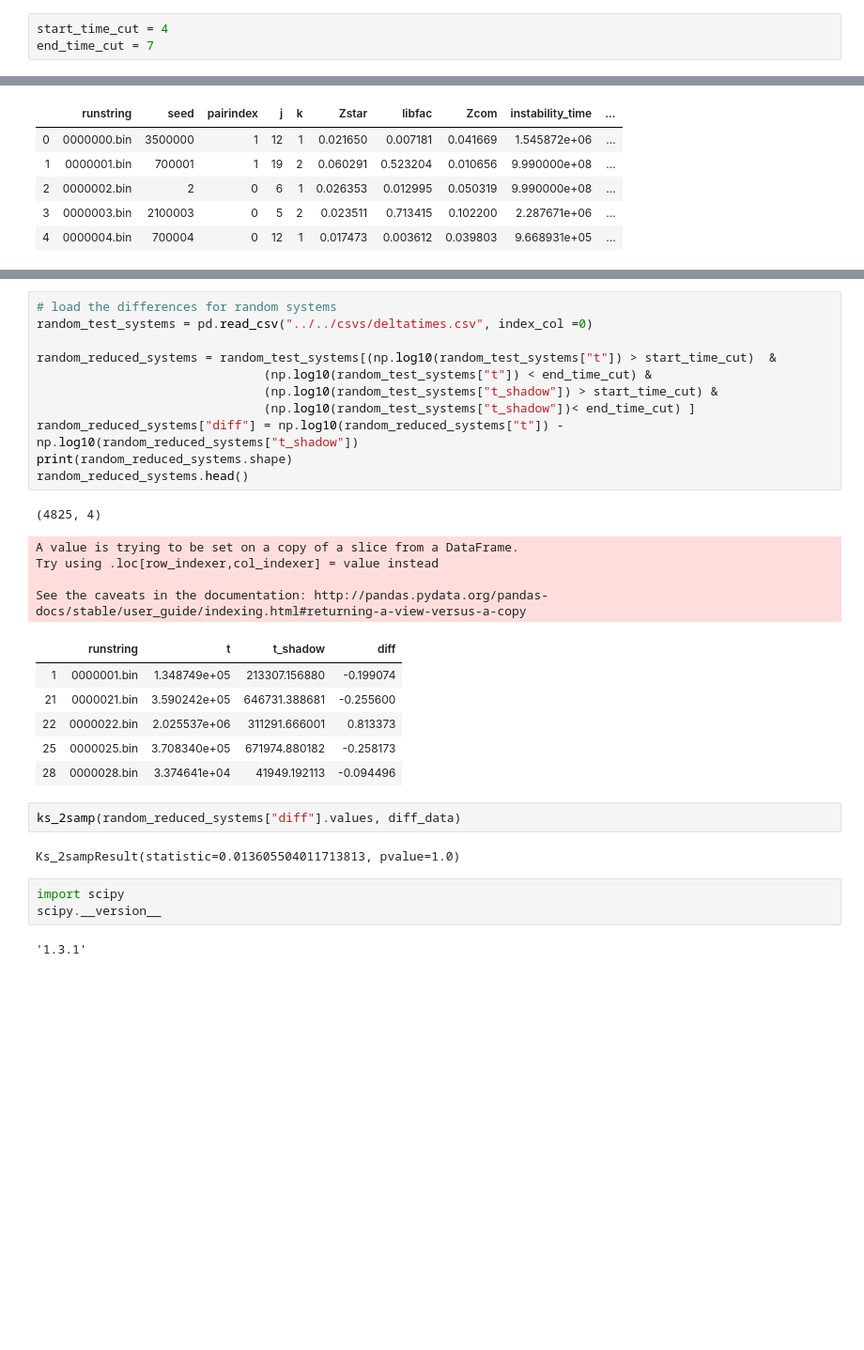
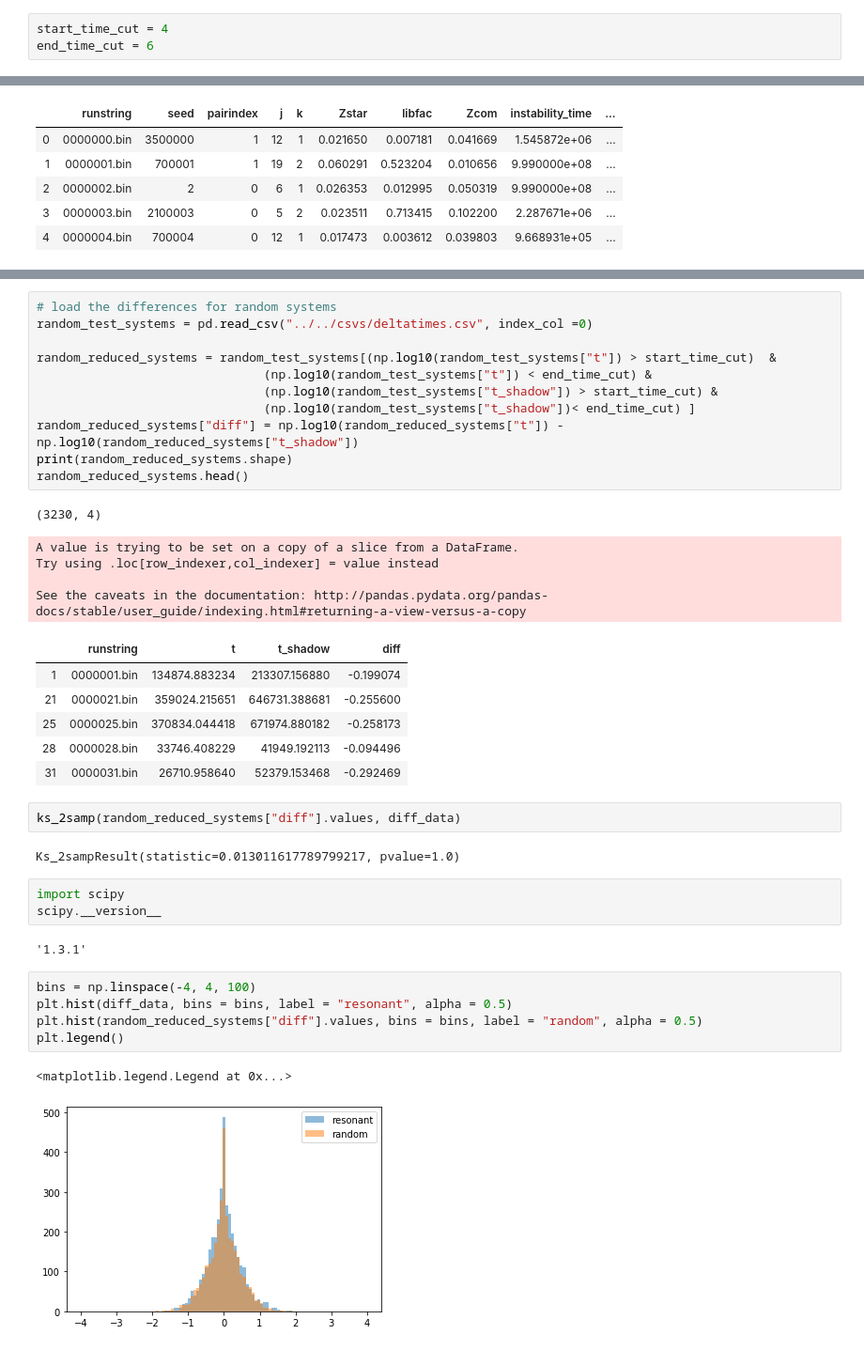
Before and after one commit to Naireen/MLstability, a Jupyter notebook: Analysis/Resonant/DIfferences.ipynb, the cells around one changed output, grey strips where cells are left out. Shown at 94% size. Saved outputs shown, nothing was run; the diff lists cells and outputs as text; blank space fills up the shorter version.

Commit message:
compare diff times

```diff
--- a/Analysis/Resonant/DIfferences.ipynb
+++ b/Analysis/Resonant/DIfferences.ipynb
@@ -13,7 +13,7 @@ from scipy.stats import anderson_ksamp, ks_2samp, shapiro
 from scipy.optimize import curve_fit
 # %%
 start_time_cut = 4
-end_time_cut = 7
+end_time_cut = 6
 # %%
 #try testing with the resonant dataset
 res_test = pd.read_csv("../../csvs/resonant_data.csv", index_col=0)
@@ -48,23 +48,31 @@ random_reduced_systems["diff"] = np.log10(random_reduced_systems["t"]) -np.log10
 print(random_reduced_systems.shape)
 random_reduced_systems.head()
 # %% [output]
-(4825, 4)
+(3230, 4)
 A value is trying to be set on a copy of a slice from a DataFrame.
 Try using .loc[row_indexer,col_indexer] = value instead
 
 See the caveats in the documentation: http://pandas.pydata.org/pandas-docs/stable/user_guide/indexing.html#returning-a-view-versus-a-copy
 |  | runstring | t | t_shadow | diff |
-| 1 | 0000001.bin | 1.348749e+05 | 213307.156880 | -0.199074 |
-| 21 | 0000021.bin | 3.590242e+05 | 646731.388681 | -0.255600 |
-| 22 | 0000022.bin | 2.025537e+06 | 311291.666001 | 0.813373 |
-| 25 | 0000025.bin | 3.708340e+05 | 671974.880182 | -0.258173 |
-| 28 | 0000028.bin | 3.374641e+04 | 41949.192113 | -0.094496 |
+| 1 | 0000001.bin | 134874.883234 | 213307.156880 | -0.199074 |
+| 21 | 0000021.bin | 359024.215651 | 646731.388681 | -0.255600 |
+| 25 | 0000025.bin | 370834.044418 | 671974.880182 | -0.258173 |
+| 28 | 0000028.bin | 33746.408229 | 41949.192113 | -0.094496 |
+| 31 | 0000031.bin | 26710.958640 | 52379.153468 | -0.292469 |
 # %%
 ks_2samp(random_reduced_systems["diff"].values, diff_data)
 # %% [output]
-Ks_2sampResult(statistic=0.013605504011713813, pvalue=1.0)
+Ks_2sampResult(statistic=0.013011617789799217, pvalue=1.0)
 # %%
 import scipy
 scipy.__version__
 # %% [output]
 '1.3.1'
+# %%
+bins = np.linspace(-4, 4, 100)
+plt.hist(diff_data, bins = bins, label = "resonant", alpha = 0.5)
+plt.hist(random_reduced_systems["diff"].values, bins = bins, label = "random", alpha = 0.5)
+plt.legend()
+# %% [output]
+<matplotlib.legend.Legend at 0x...>
+[figure, added]
```
Also changed, not shown: parts of 8 cells of this notebook.
